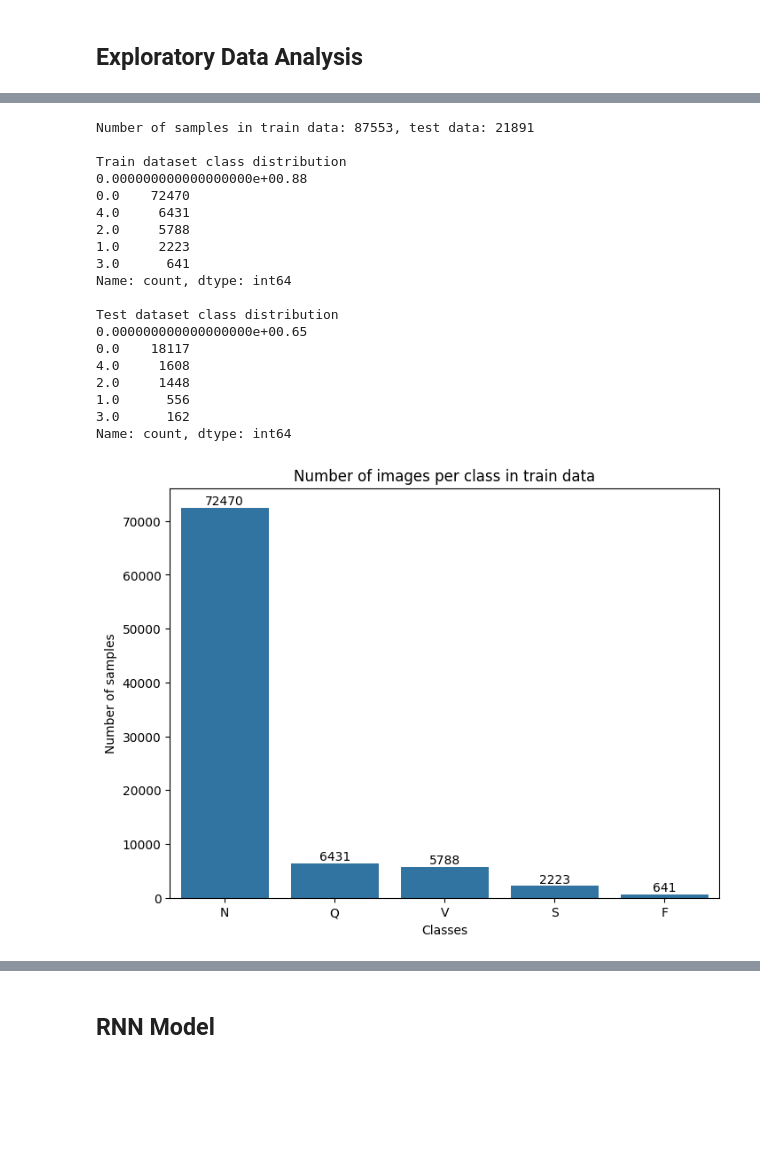
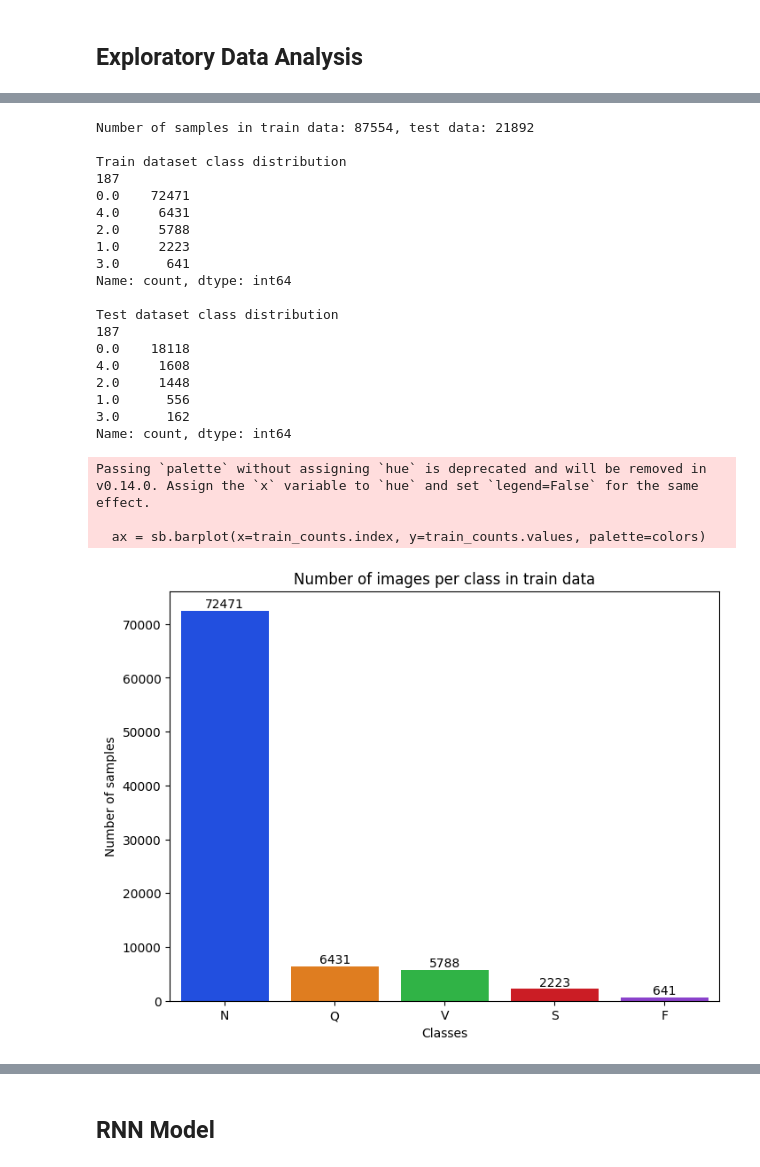
Before and after one commit to RandallCher/Neural-Networks-Project, a Jupyter notebook: RNN.ipynb, the cells around one changed output, grey strips where cells are left out. Cells and saved outputs as stored; diff of their text form; code cells hidden in the pictures; blank space fills up the shorter version.

```diff
--- a/RNN.ipynb
+++ b/RNN.ipynb
@@ -78,0 +45,3 @@ train_df.head()
+# %%
+train_df = pd.read_csv('Heartbeat_Dataset/mitbih_train.csv', header=None)
+test_df = pd.read_csv('Heartbeat_Dataset/mitbih_test.csv', header=None)
@@ -86,11 +75,11 @@ print(train_df.iloc[:, -1].value_counts())
 print("\nTest dataset class distribution")
 print(test_df.iloc[:, -1].value_counts())
 # %% [output]
-Number of samples in train data: 87553, test data: 21891
+Number of samples in train data: 87554, test data: 21892
 
 Train dataset class distribution
-0.000000000000000000e+00.88
-0.0    72470
+187
+0.0    72471
 4.0     6431
 2.0     5788
 1.0     2223
@@ -98,8 +87,8 @@ Train dataset class distribution
 Name: count, dtype: int64
 
 Test dataset class distribution
-0.000000000000000000e+00.65
-0.0    18117
+187
+0.0    18118
 4.0     1608
 2.0     1448
 1.0      556
@@ -108,31 +97,35 @@ Name: count, dtype: int64
 # %%
 # Labels for numbered categories
 labels = {
-    0: "N",
-    1: "S",
-    2: "V",
-    3: "F",
-    4: "Q"
+    0.0: "N",
+    1.0: "S",
+    2.0: "V",
+    3.0: "F",
+    4.0: "Q"
 }
 # %%
 train_counts = train_df.iloc[:,-1].value_counts().rename(labels)
 
+colors = sb.color_palette('bright', 5)
 plt.figure(figsize=(8, 6))
-ax = sb.barplot(x=train_counts.index, y=train_counts.values)
+ax = sb.barplot(x=train_counts.index, y=train_counts.values, palette=colors)
 
 # Annotate each bar with the count
 for i, p in enumerate(ax.patches):
     ax.annotate(f'{train_counts[i]}',
                 (p.get_x() + p.get_width() / 2., p.get_height()),
                 ha='center', va='bottom',
                 fontsize=10)
 
 plt.title('Number of images per class in train data')
 plt.xlabel('Classes')
 plt.ylabel('Number of samples')
 plt.show()
 # %% [output]
+Passing `palette` without assigning `hue` is deprecated and will be removed in v0.14.0. Assign the `x` variable to `hue` and set `legend=False` for the same effect.
+
+  ax = sb.barplot(x=train_counts.index, y=train_counts.values, palette=colors)
-[figure, old version]
+[figure, new version]
 # %%
 test_counts = test_df.iloc[:,-1].value_counts().rename(labels)
 
```
Also changed, not shown: parts of 45 cells of this notebook, 5 other files.
